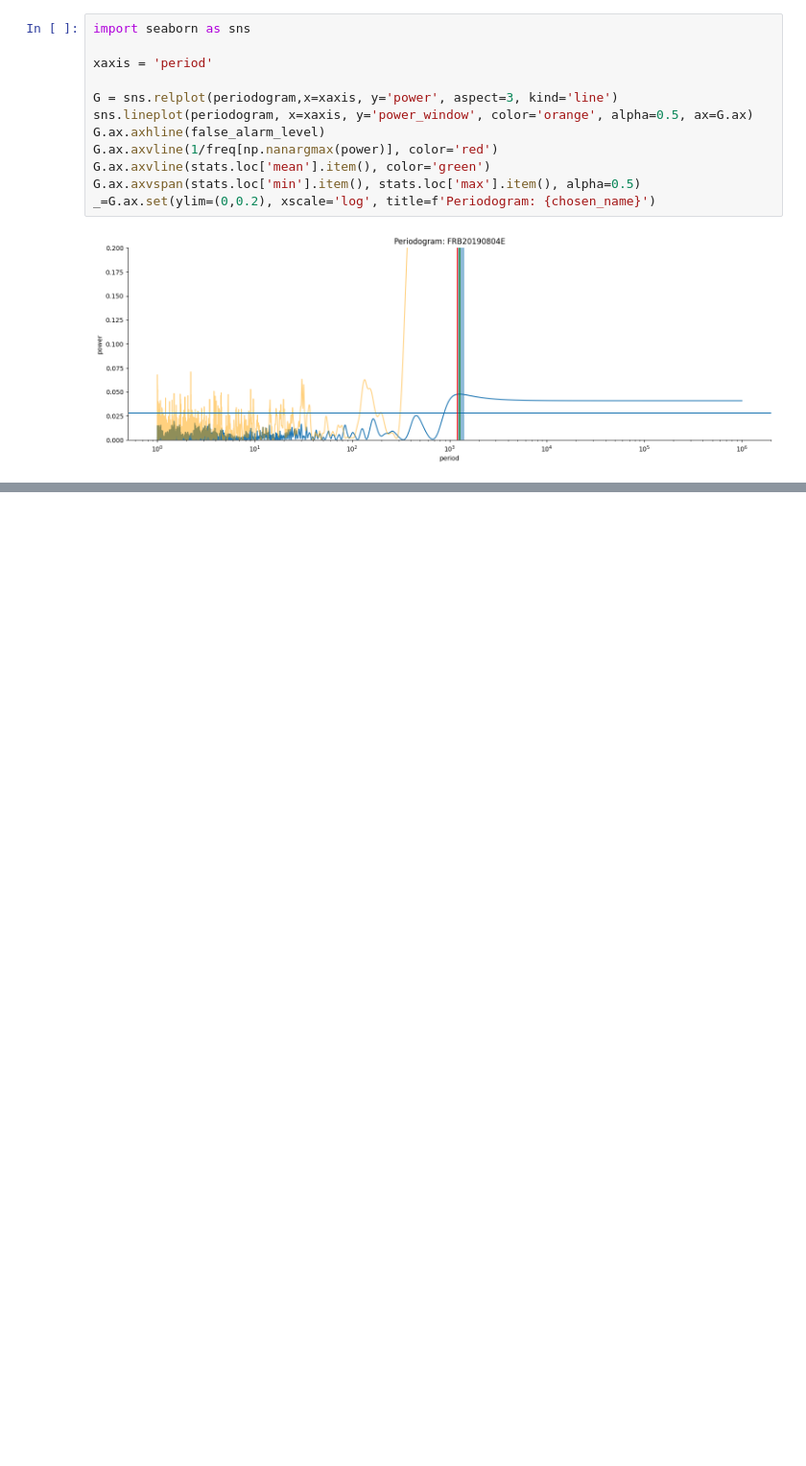
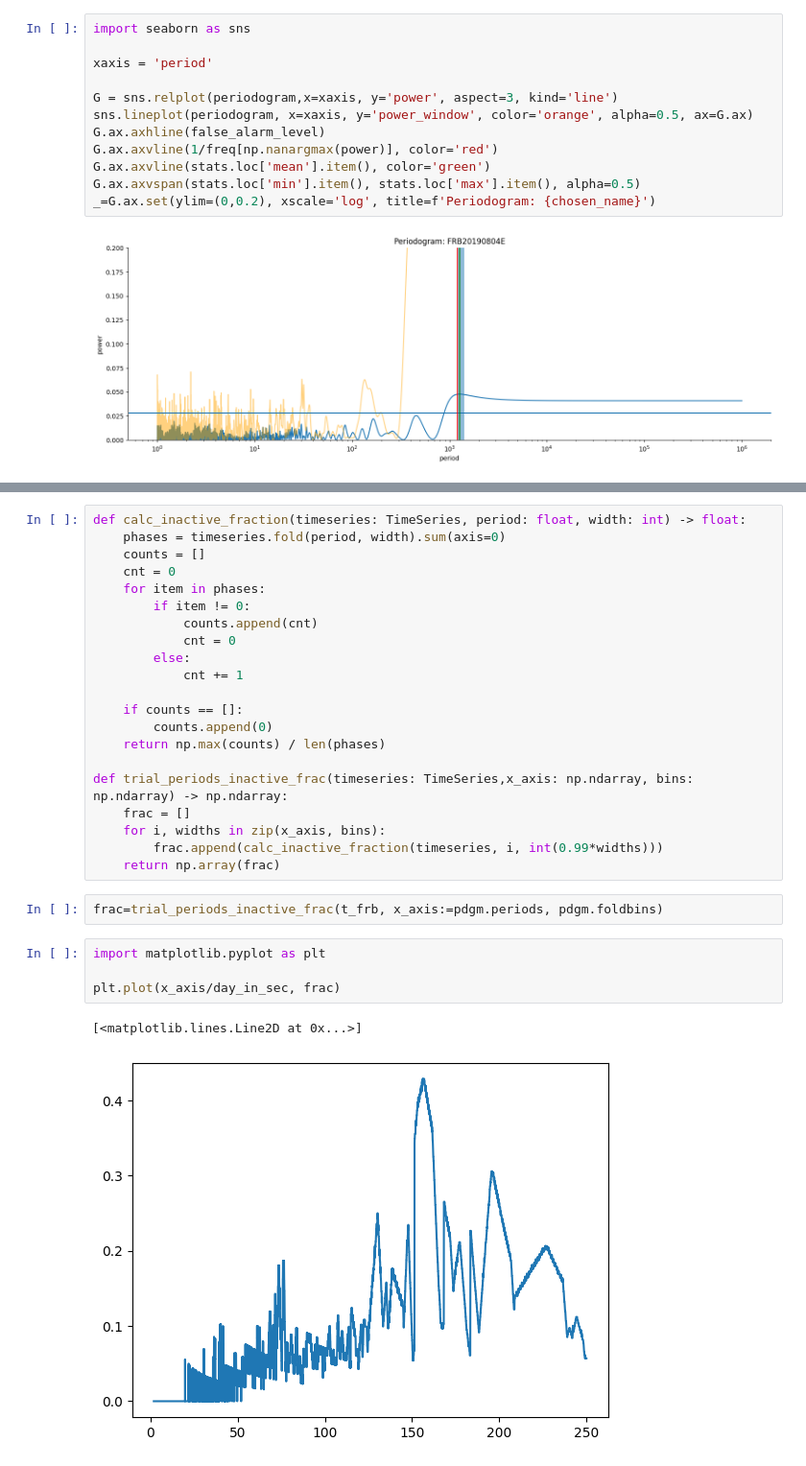
Before and after one commit to Thaza-Kun/sarjana, a Jupyter notebook: docs/notebooks/16-periodogram.ipynb, the cells around one changed output, grey strips where cells are left out. Shown at 96% size. Saved outputs shown, nothing was run; the diff lists cells and outputs as text; blank space fills up the shorter version.

```diff
--- a/docs/notebooks/16-periodogram.ipynb
+++ b/docs/notebooks/16-periodogram.ipynb
@@ -127,0 +155,30 @@ stats = pd.DataFrame(1/np.array(best_freqs)).describe()
+# %%
+def calc_inactive_fraction(timeseries: TimeSeries, period: float, width: int) -> float:
+    phases = timeseries.fold(period, width).sum(axis=0)
+    counts = []
+    cnt = 0
+    for item in phases:
+        if item != 0:
+            counts.append(cnt)
+            cnt = 0
+        else:
+            cnt += 1
+
+    if counts == []:
+        counts.append(0)
+    return np.max(counts) / len(phases)
+
+def trial_periods_inactive_frac(timeseries: TimeSeries,x_axis: np.ndarray, bins: np.ndarray) -> np.ndarray:
+    frac = []
+    for i, widths in zip(x_axis, bins):
+        frac.append(calc_inactive_fraction(timeseries, i, int(0.99*widths)))
+    return np.array(frac)
+# %%
+frac=trial_periods_inactive_frac(t_frb, x_axis:=pdgm.periods, pdgm.foldbins)
+# %%
+import matplotlib.pyplot as plt
+
+plt.plot(x_axis/day_in_sec, frac)
+# %% [output]
+[<matplotlib.lines.Line2D at 0x...>]
+[figure, added]
```
Also changed, not shown: parts of 15 cells of this notebook, 32 other files.
